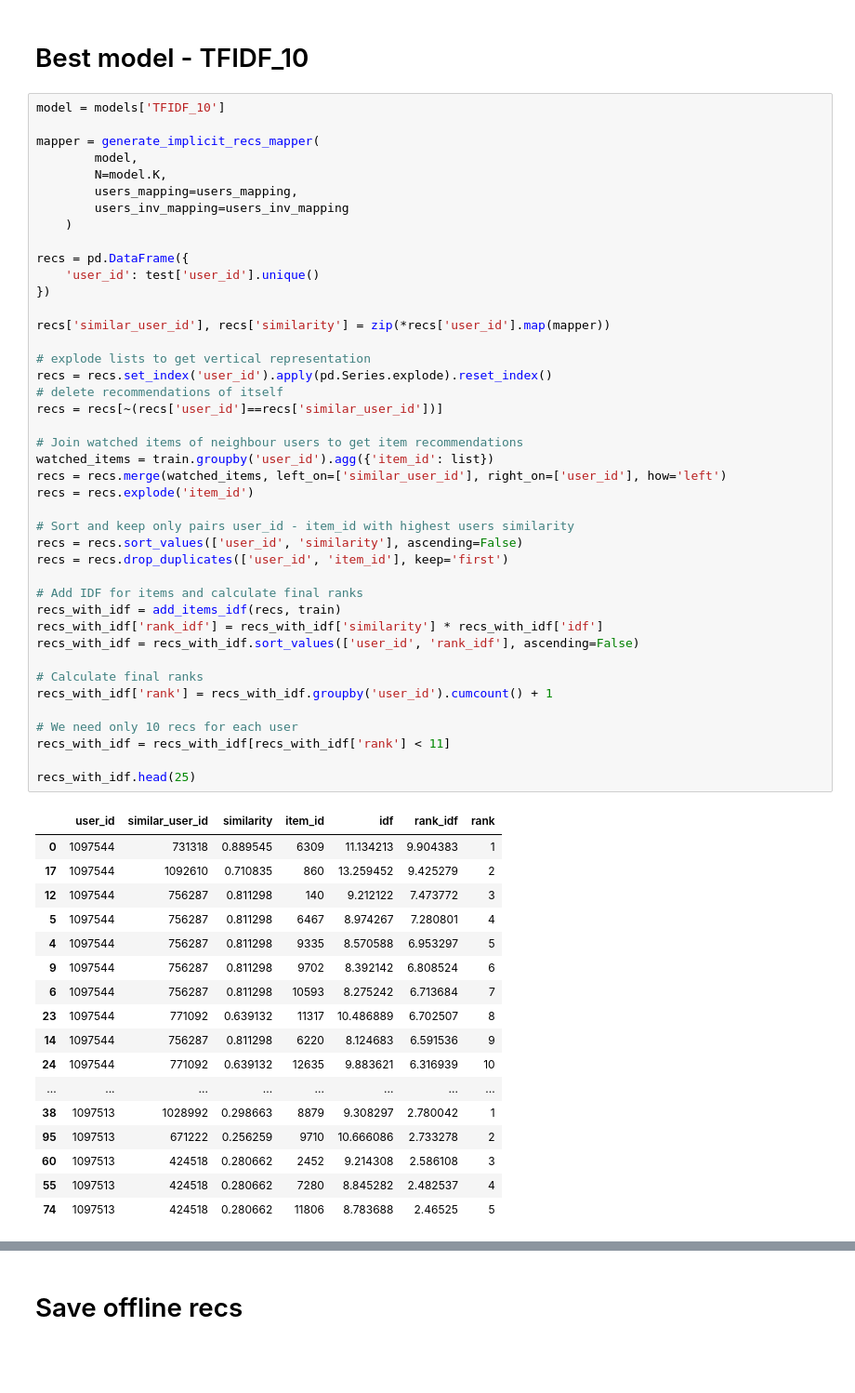
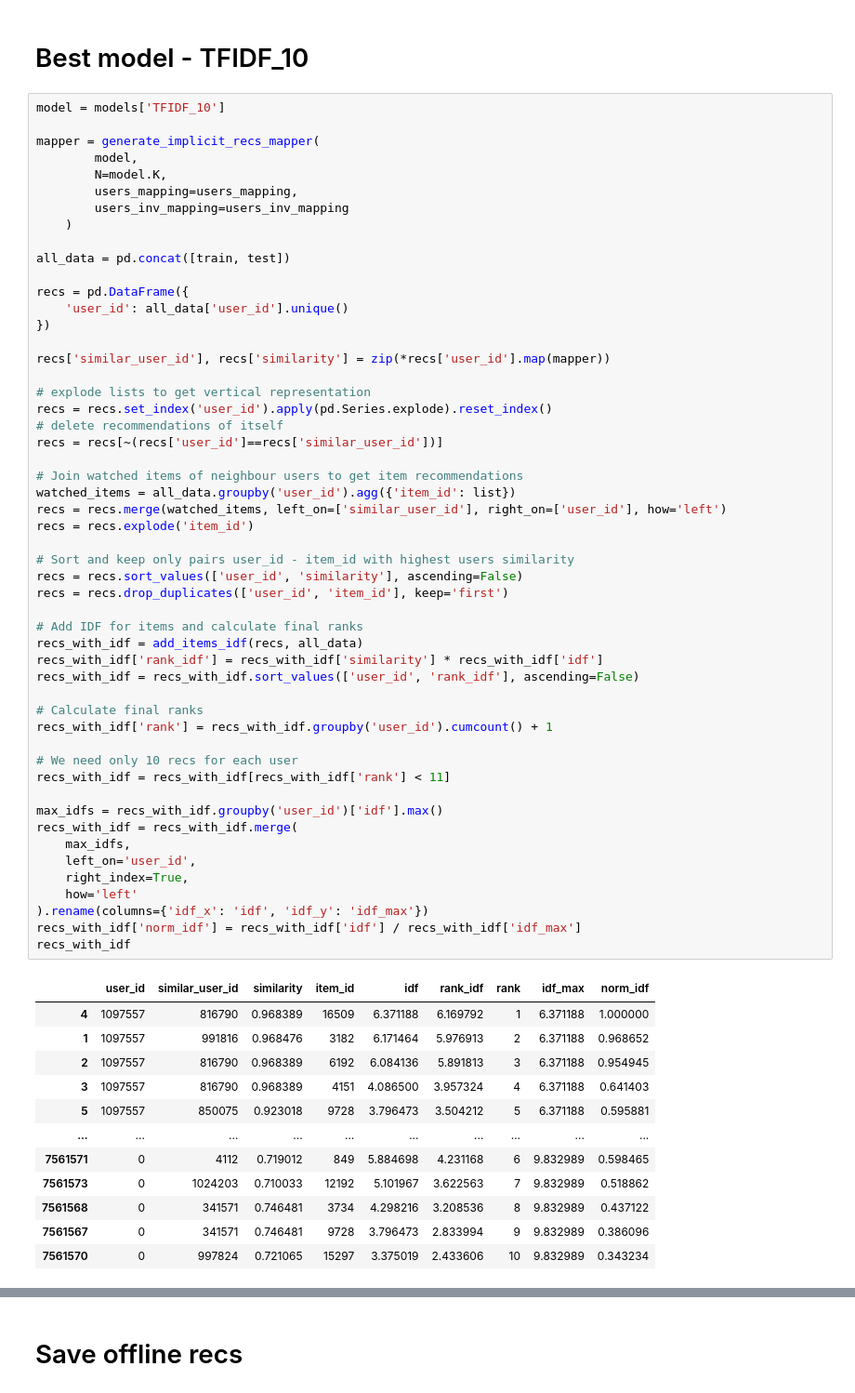
Before and after one commit to mikgur/ITMORecoService_32, a Jupyter notebook: notebooks/HW3.1_userknn_popular.ipynb, the cells around one changed output, grey strips where cells are left out. Shown: that part at 93% size. Drawn from its saved outputs; the diff is of its cells as text; blank space fills up the shorter version.

```diff
--- a/notebooks/HW3.1_userknn_popular.ipynb
+++ b/notebooks/HW3.1_userknn_popular.ipynb
@@ -363,53 +363,58 @@ mapper = generate_implicit_recs_mapper(
         users_inv_mapping=users_inv_mapping
     )
 
+all_data = pd.concat([train, test])
+
 recs = pd.DataFrame({
-    'user_id': test['user_id'].unique()
+    'user_id': all_data['user_id'].unique()
 })
 
 recs['similar_user_id'], recs['similarity'] = zip(*recs['user_id'].map(mapper))
 
 # explode lists to get vertical representation
 recs = recs.set_index('user_id').apply(pd.Series.explode).reset_index()
 # delete recommendations of itself
 recs = recs[~(recs['user_id']==recs['similar_user_id'])]
 
 # Join watched items of neighbour users to get item recommendations
-watched_items = train.groupby('user_id').agg({'item_id': list})
+watched_items = all_data.groupby('user_id').agg({'item_id': list})
 recs = recs.merge(watched_items, left_on=['similar_user_id'], right_on=['user_id'], how='left')
 recs = recs.explode('item_id')
 
 # Sort and keep only pairs user_id - item_id with highest users similarity
 recs = recs.sort_values(['user_id', 'similarity'], ascending=False)
 recs = recs.drop_duplicates(['user_id', 'item_id'], keep='first')
 
 # Add IDF for items and calculate final ranks
-recs_with_idf = add_items_idf(recs, train)
+recs_with_idf = add_items_idf(recs, all_data)
 recs_with_idf['rank_idf'] = recs_with_idf['similarity'] * recs_with_idf['idf']
 recs_with_idf = recs_with_idf.sort_values(['user_id', 'rank_idf'], ascending=False)
 
 # Calculate final ranks
 recs_with_idf['rank'] = recs_with_idf.groupby('user_id').cumcount() + 1
 
 # We need only 10 recs for each user
 recs_with_idf = recs_with_idf[recs_with_idf['rank'] < 11]
 
-recs_with_idf.head(25)
+max_idfs = recs_with_idf.groupby('user_id')['idf'].max()
+recs_with_idf = recs_with_idf.merge(
+    max_idfs,
+    left_on='user_id',
+    right_index=True,
+    how='left'
+).rename(columns={'idf_x': 'idf', 'idf_y': 'idf_max'})
+recs_with_idf['norm_idf'] = recs_with_idf['idf'] / recs_with_idf['idf_max']
+recs_with_idf
 # %% [output]
-|  | user_id | similar_user_id | similarity | item_id | idf | rank_idf | rank |
-| 0 | 1097544 | 731318 | 0.889545 | 6309 | 11.134213 | 9.904383 | 1 |
-| 17 | 1097544 | 1092610 | 0.710835 | 860 | 13.259452 | 9.425279 | 2 |
-| 12 | 1097544 | 756287 | 0.811298 | 140 | 9.212122 | 7.473772 | 3 |
-| 5 | 1097544 | 756287 | 0.811298 | 6467 | 8.974267 | 7.280801 | 4 |
-| 4 | 1097544 | 756287 | 0.811298 | 9335 | 8.570588 | 6.953297 | 5 |
-| 9 | 1097544 | 756287 | 0.811298 | 9702 | 8.392142 | 6.808524 | 6 |
-| 6 | 1097544 | 756287 | 0.811298 | 10593 | 8.275242 | 6.713684 | 7 |
-| 23 | 1097544 | 771092 | 0.639132 | 11317 | 10.486889 | 6.702507 | 8 |
-| 14 | 1097544 | 756287 | 0.811298 | 6220 | 8.124683 | 6.591536 | 9 |
-| 24 | 1097544 | 771092 | 0.639132 | 12635 | 9.883621 | 6.316939 | 10 |
-| ... | ... | ... | ... | ... | ... | ... | ... |
-| 38 | 1097513 | 1028992 | 0.298663 | 8879 | 9.308297 | 2.780042 | 1 |
-| 95 | 1097513 | 671222 | 0.256259 | 9710 | 10.666086 | 2.733278 | 2 |
-| 60 | 1097513 | 424518 | 0.280662 | 2452 | 9.214308 | 2.586108 | 3 |
-| 55 | 1097513 | 424518 | 0.280662 | 7280 | 8.845282 | 2.482537 | 4 |
-| 74 | 1097513 | 424518 | 0.280662 | 11806 | 8.783688 | 2.46525 | 5 |
+|  | user_id | similar_user_id | similarity | item_id | idf | rank_idf | rank | idf_max | norm_idf |
+| 4 | 1097557 | 816790 | 0.968389 | 16509 | 6.371188 | 6.169792 | 1 | 6.371188 | 1.000000 |
+| 1 | 1097557 | 991816 | 0.968476 | 3182 | 6.171464 | 5.976913 | 2 | 6.371188 | 0.968652 |
+| 2 | 1097557 | 816790 | 0.968389 | 6192 | 6.084136 | 5.891813 | 3 | 6.371188 | 0.954945 |
+| 3 | 1097557 | 816790 | 0.968389 | 4151 | 4.086500 | 3.957324 | 4 | 6.371188 | 0.641403 |
+| 5 | 1097557 | 850075 | 0.923018 | 9728 | 3.796473 | 3.504212 | 5 | 6.371188 | 0.595881 |
+| ... | ... | ... | ... | ... | ... | ... | ... | ... | ... |
+| 7561571 | 0 | 4112 | 0.719012 | 849 | 5.884698 | 4.231168 | 6 | 9.832989 | 0.598465 |
+| 7561573 | 0 | 1024203 | 0.710033 | 12192 | 5.101967 | 3.622563 | 7 | 9.832989 | 0.518862 |
+| 7561568 | 0 | 341571 | 0.746481 | 3734 | 4.298216 | 3.208536 | 8 | 9.832989 | 0.437122 |
+| 7561567 | 0 | 341571 | 0.746481 | 9728 | 3.796473 | 2.833994 | 9 | 9.832989 | 0.386096 |
+| 7561570 | 0 | 997824 | 0.721065 | 15297 | 3.375019 | 2.433606 | 10 | 9.832989 | 0.343234 |
```
Also changed, not shown: parts of 14 cells of this notebook.
